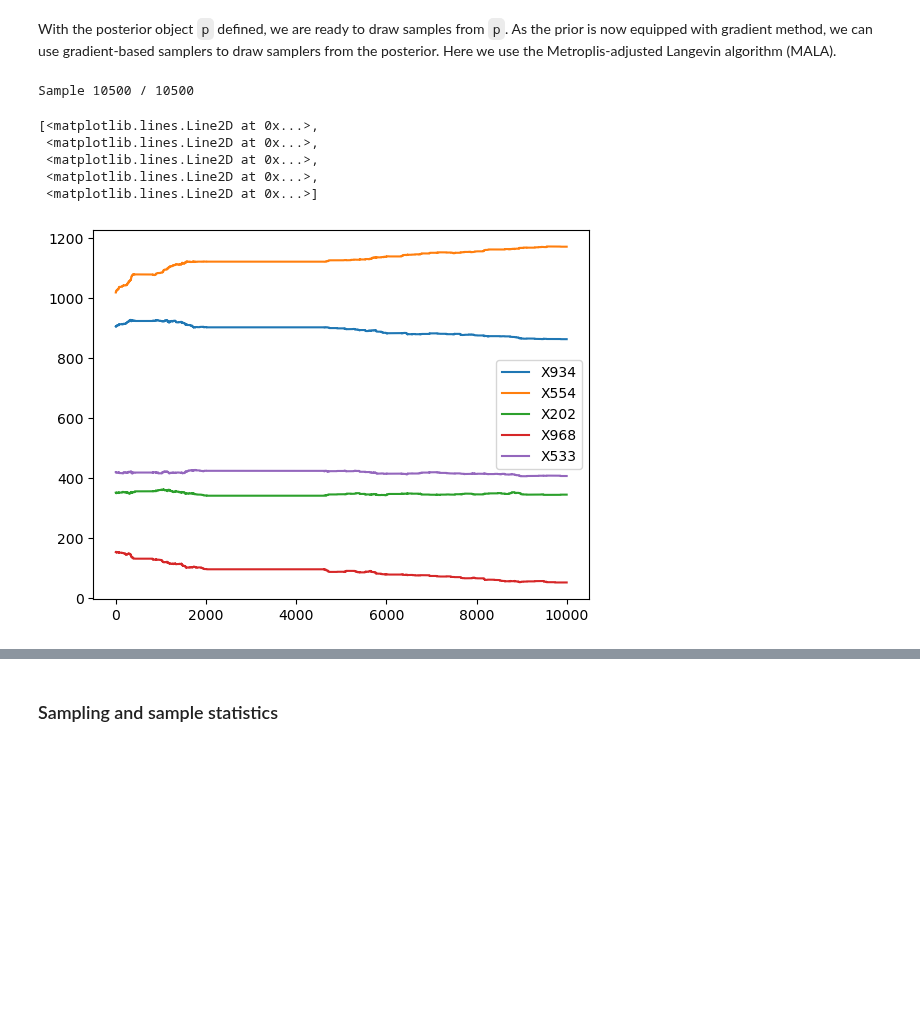
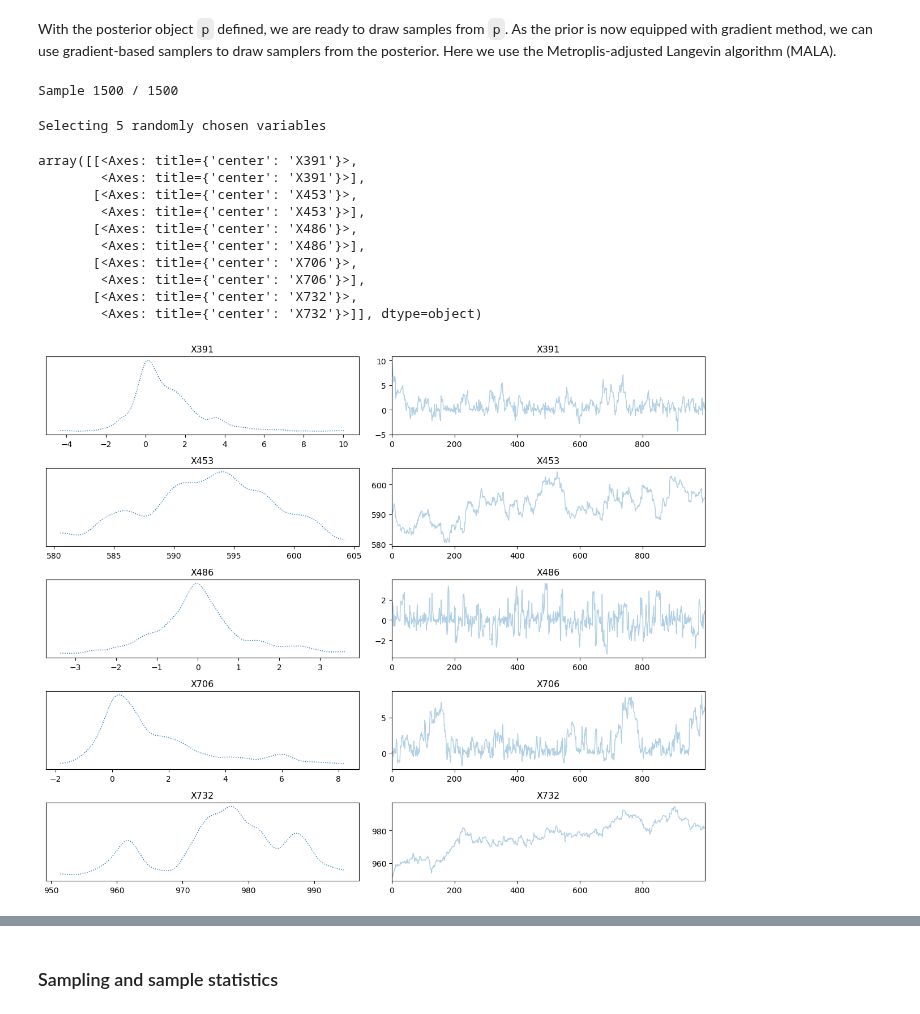
Before and after one commit to CUQI-DTU/CUQIpy-User-Showcase, a Jupyter notebook: 006_super_resolution/STORM.ipynb, the cells around one changed output, grey strips where cells are left out. Cells and saved outputs as stored; diff of their text form; code cells hidden in the pictures; blank space fills up the shorter version.

Commit message:
remove test code on smoothed laplace

```diff
--- a/006_super_resolution/STORM.ipynb
+++ b/006_super_resolution/STORM.ipynb
@@ -577,3 +146,23 @@ The $x_{\mathcal{I}}$ is plotted in the following plot as black pixels.
+# %%
+class LaplaceSmoothed(cuqi.distribution.Distribution):
+    def __init__(self, location, scale, beta, **kwargs):
+        super().__init__(**kwargs)
+        self.location = location
+        self.scale = scale
+        self.beta = beta
+
+    def logpdf(self, x):
+        if isinstance(x, (float,int)):
+            x = np.array([x])
+        return self.dim*(np.log(0.5/self.scale)) - np.sum(np.sqrt((x-self.location)**2+self.beta))/self.scale
+
+    def gradient(self, val):
+        if isinstance(val, (float,int)):
+            val = np.array([val])
+        return -np.array((val - self.location)/self.scale/np.sqrt((val-self.location)**2+self.beta))
+
+    def _sample(self,N=1,rng=None):
+        pass
 # %%
 # truth
 selected_set = np.load('I.npy')
@@ -595,18 +184,14 @@ Here we define a `UserDefinedDistribution` by passing by functions `logpdf` and
 # %%
 # prior
 d = len(selected_set) # dimension of the problem after reduction
-beta = 1e-3 # smoothing parameter
-# mylaplace = LaplaceSmoothed(d, np.zeros(d), 1/par['delta'], beta)
-mylaplace = LaplaceSmoothed(d, np.zeros(d), 0.1, beta)
-X = cuqi.distribution.UserDefinedDistribution(dim=d,
-                                              logpdf_func=mylaplace.logpdf,
-                                              gradient_func=mylaplace.gradient)
+beta = 1e-5 # smoothing parameter
+X = LaplaceSmoothed(location = np.zeros(d), scale=1/par['delta'], beta=beta)
 # %% [markdown]
 The reduced forward solver can be defined by selecting specific columns of the full matrix.
 # %%
 A_reduced_mat = A_mat[:,selected_set]
 A_reduced = cuqi.model.LinearModel(A_reduced_mat)
-Y = Gaussian(A_reduced@X, cov= par['noise_std']**2 * np.ones(y.shape))
+Y = Gaussian(A_reduced@X, cov= par['noise_std']**2)
 # %% [markdown]
 Then we can define our joint distribution and condition it on the data:
 # %%
@@ -626,17 +211,24 @@ JointDistribution(
 )
 # %% [markdown]
 With the posterior object `p` defined, we are ready to draw samples from `p`. As the prior is now equipped with gradient method, we can use gradient-based samplers to draw samplers from the posterior. Here we use the Metroplis-adjusted Langevin algorithm (MALA).
-# %%
-mala_sampler = cuqi.sampler.MALA(p, x0=100*np.ones(d), scale=0.5) #0.5
-mala_samples = mala_sampler.sample(10000, 500)
-# %% [output]
-Sample 10500 / 10500
-# %%
-mala_samples.plot_chain(np.random.randint(low=0, high=1000, size=5))
-# %% [output]
-[<matplotlib.lines.Line2D at 0x...>,
- <matplotlib.lines.Line2D at 0x...>,
- <matplotlib.lines.Line2D at 0x...>,
- <matplotlib.lines.Line2D at 0x...>,
- <matplotlib.lines.Line2D at 0x...>]
-[figure, removed]
+# %%
+nuts_sampler = cuqi.sampler.NUTS(p, max_depth=3)
+# nuts_samples = nuts_sampler.sample(10000, 500)
+nuts_samples = nuts_sampler.sample(1000, 500)
+# %% [output]
+Sample 1500 / 1500
+# %%
+nuts_samples.plot_trace()
+# %% [output]
+Selecting 5 randomly chosen variables
+array([[<Axes: title={'center': 'X391'}>,
+        <Axes: title={'center': 'X391'}>],
+       [<Axes: title={'center': 'X453'}>,
+        <Axes: title={'center': 'X453'}>],
+       [<Axes: title={'center': 'X486'}>,
+        <Axes: title={'center': 'X486'}>],
+       [<Axes: title={'center': 'X706'}>,
+        <Axes: title={'center': 'X706'}>],
+       [<Axes: title={'center': 'X732'}>,
+        <Axes: title={'center': 'X732'}>]], dtype=object)
+[figure, added]
```
Also changed, not shown: parts of 25 cells of this notebook.
